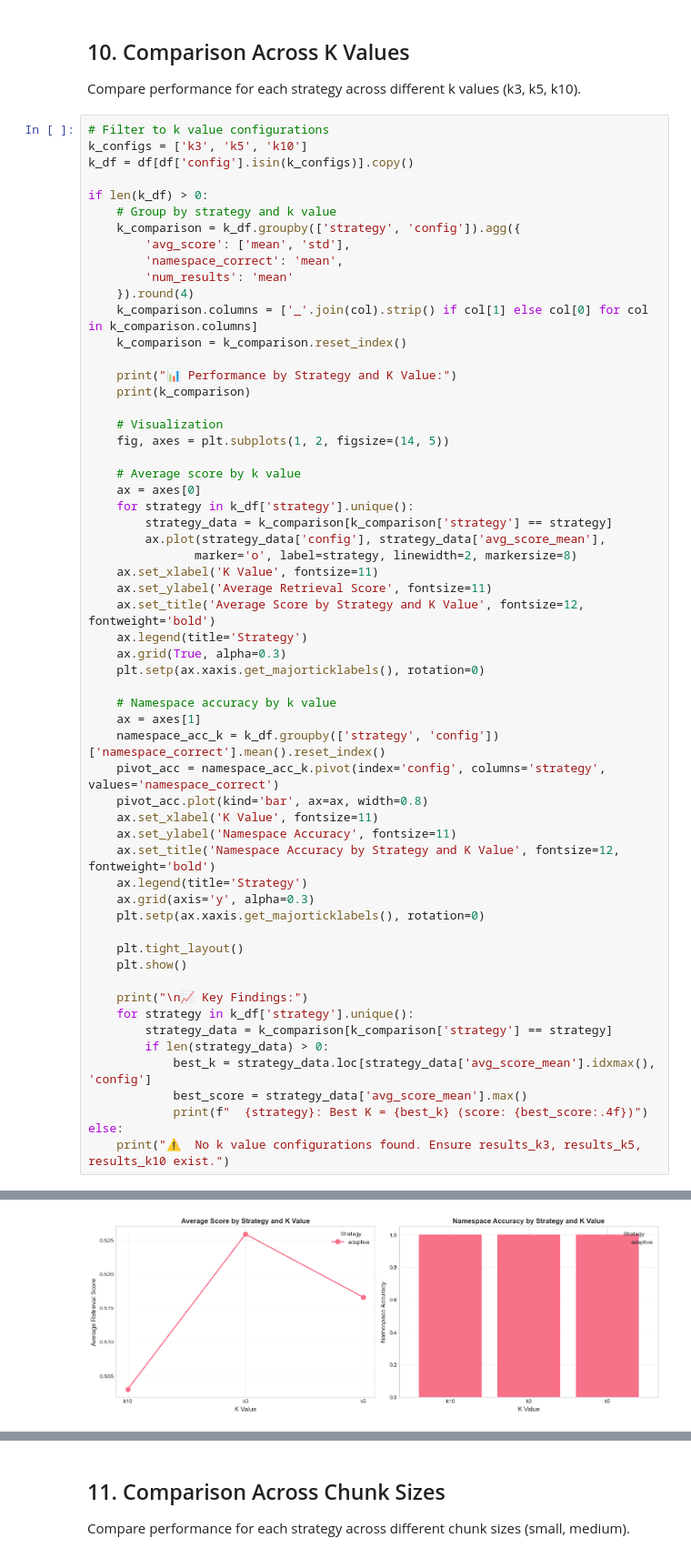
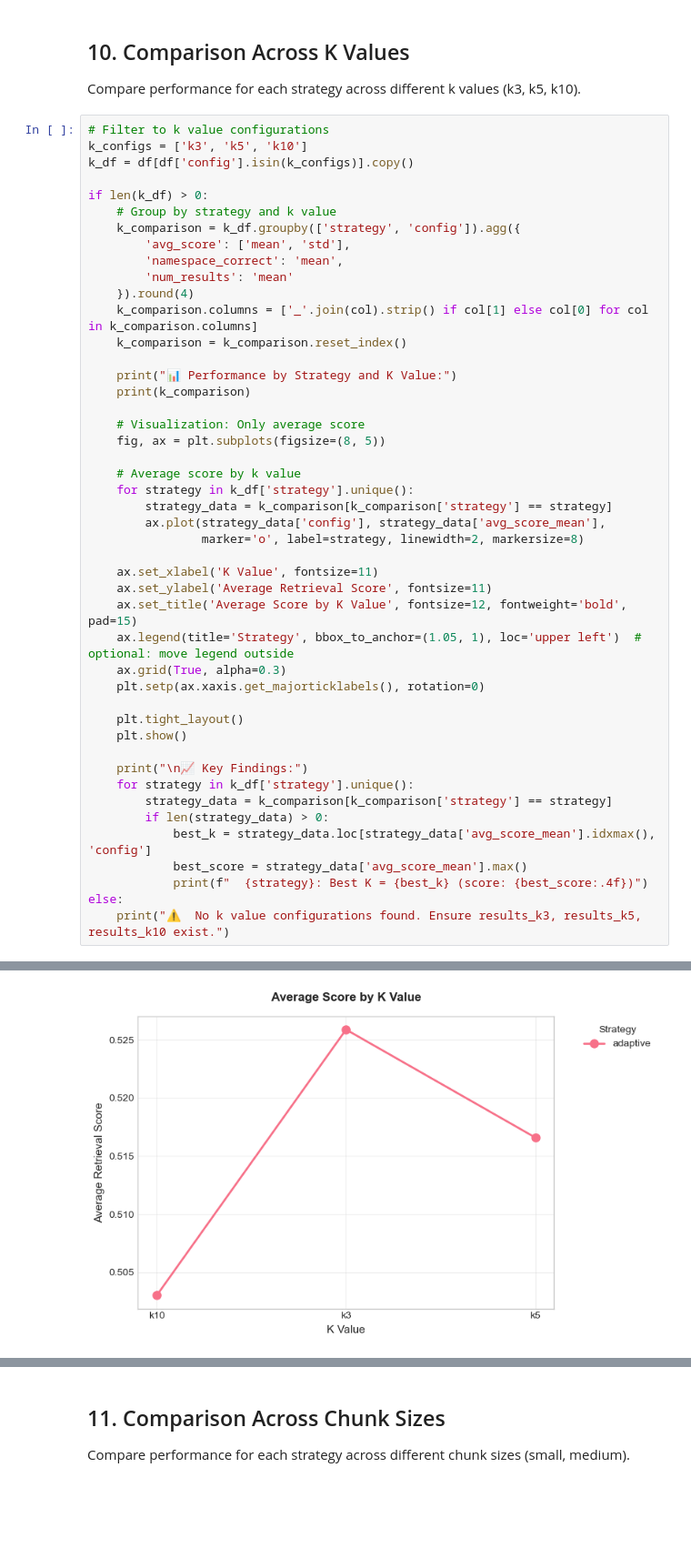
Before and after one commit to tomerbaruch99/lab2, a Jupyter notebook: evaluation/analyze_evaluation_results.ipynb, the cells around one changed output, grey strips where cells are left out. Shown at 91% size. Drawn from its saved outputs; the diff is of its cells as text; blank space fills up the shorter version.

```diff
--- a/evaluation/analyze_evaluation_results.ipynb
+++ b/evaluation/analyze_evaluation_results.ipynb
@@ -486,58 +486,46 @@ if len(k_df) > 0:
     print("📊 Performance by Strategy and K Value:")
     print(k_comparison)
 
-    # Visualization
-    fig, axes = plt.subplots(1, 2, figsize=(14, 5))
+    # Visualization: Only average score
+    fig, ax = plt.subplots(figsize=(8, 5))
 
     # Average score by k value
-    ax = axes[0]
     for strategy in k_df['strategy'].unique():
         strategy_data = k_comparison[k_comparison['strategy'] == strategy]
         ax.plot(strategy_data['config'], strategy_data['avg_score_mean'],
-               marker='o', label=strategy, linewidth=2, markersize=8)
+                marker='o', label=strategy, linewidth=2, markersize=8)
+
     ax.set_xlabel('K Value', fontsize=11)
     ax.set_ylabel('Average Retrieval Score', fontsize=11)
-    ax.set_title('Average Score by Strategy and K Value', fontsize=12, fontweight='bold')
-    ax.legend(title='Strategy')
+    ax.set_title('Average Score by K Value', fontsize=12, fontweight='bold', pad=15)
+    ax.legend(title='Strategy', bbox_to_anchor=(1.05, 1), loc='upper left')  # optional: move legend outside
     ax.grid(True, alpha=0.3)
-    plt.setp(ax.xaxis.get_majorticklabels(), rotation=0)
-
-    # Namespace accuracy by k value
-    ax = axes[1]
-    namespace_acc_k = k_df.groupby(['strategy', 'config'])['namespace_correct'].mean().reset_index()
-    pivot_acc = namespace_acc_k.pivot(index='config', columns='strategy', values='namespace_correct')
-    pivot_acc.plot(kind='bar', ax=ax, width=0.8)
-    ax.set_xlabel('K Value', fontsize=11)
-    ax.set_ylabel('Namespace Accuracy', fontsize=11)
-    ax.set_title('Namespace Accuracy by Strategy and K Value', fontsize=12, fontweight='bold')
-    ax.legend(title='Strategy')
-    ax.grid(axis='y', alpha=0.3)
     plt.setp(ax.xaxis.get_majorticklabels(), rotation=0)
 
     plt.tight_layout()
     plt.show()
 
     print("\n📈 Key Findings:")
     for strategy in k_df['strategy'].unique():
         strategy_data = k_comparison[k_comparison['strategy'] == strategy]
         if len(strategy_data) > 0:
             best_k = strategy_data.loc[strategy_data['avg_score_mean'].idxmax(), 'config']
             best_score = strategy_data['avg_score_mean'].max()
             print(f"  {strategy}: Best K = {best_k} (score: {best_score:.4f})")
 else:
     print("⚠️  No k value configurations found. Ensure results_k3, results_k5, results_k10 exist.")
 # %% [output]
 📊 Performance by Strategy and K Value:
    strategy config  avg_score_mean  avg_score_std  namespace_correct_mean  \
 0  adaptive    k10          0.5030         0.1347                     1.0
 1  adaptive     k3          0.5259         0.1247                     1.0
 2  adaptive     k5          0.5166         0.1284                     1.0
 
    num_results_mean
 0              10.0
 1               3.0
 2               5.0
-[figure, old version]
+[figure, new version]
 📈 Key Findings:
   adaptive: Best K = k3 (score: 0.5259)
 # %% [markdown]
```
